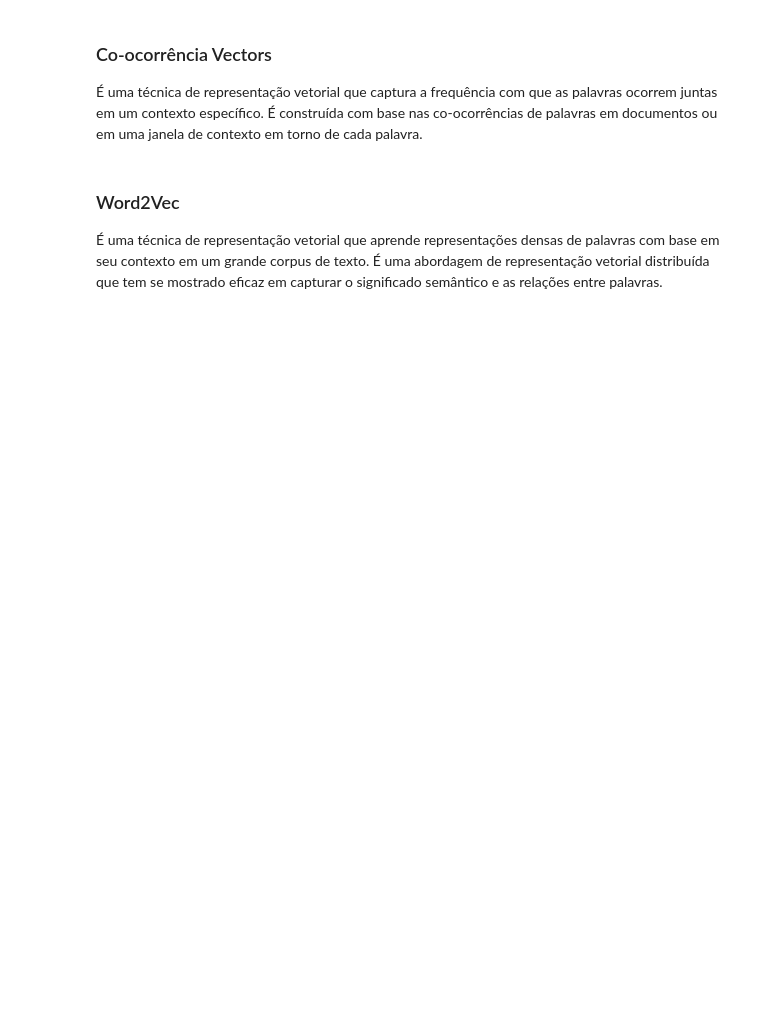
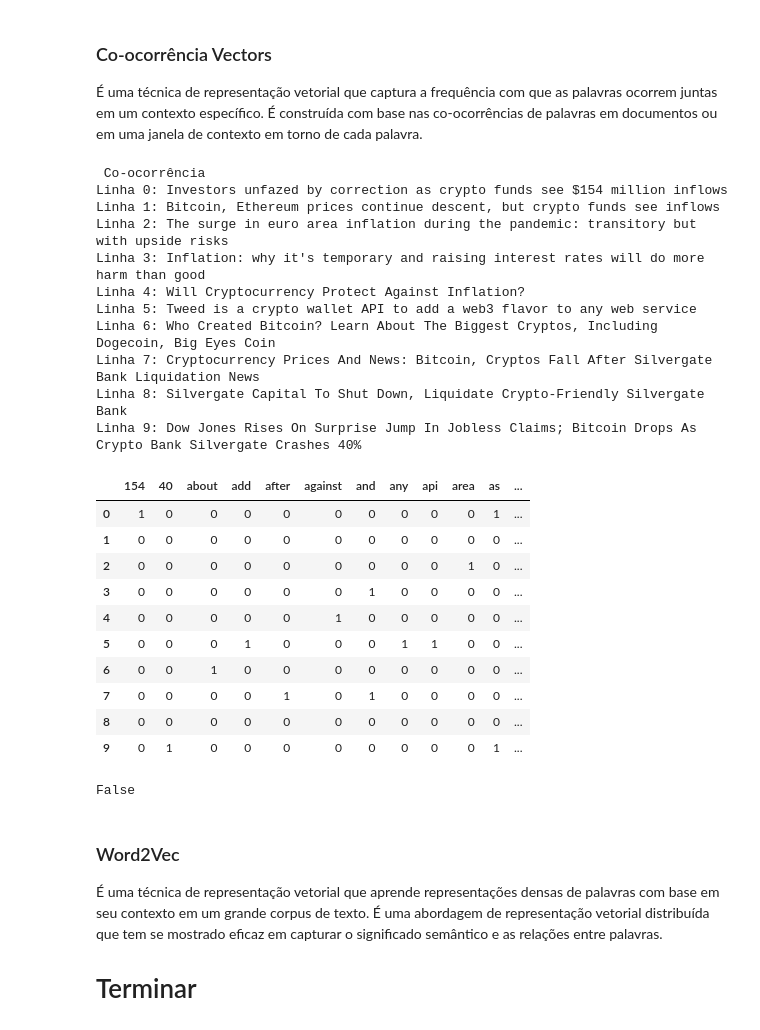
Before and after one commit to xnes/nlp, a Jupyter notebook: Aulas de NLP/NLP-HO01-SimilaridadeTextual.ipynb, the cells around one changed output. Saved outputs shown, nothing was run; the diff lists cells and outputs as text; code cells hidden in the pictures; blank space fills up the shorter version.

```diff
--- a/Aulas de NLP/NLP-HO01-SimilaridadeTextual.ipynb
+++ b/Aulas de NLP/NLP-HO01-SimilaridadeTextual.ipynb
@@ -302,6 +351,47 @@ Term Frequency-Inverse Document Frequency (TF-IDF) é uma técnica de representa
 # %% [markdown]
 ### Co-ocorrência Vectors
 É uma técnica de representação vetorial que captura a frequência com que as palavras ocorrem juntas em um contexto específico. É construída com base nas co-ocorrências de palavras em documentos ou em uma janela de contexto em torno de cada palavra.
+# %%
+vectorizer = CountVectorizer()
+
+# Aplicar o CountVectorizer aos documentos, igual ao Counting Vector
+matriz_coocorrencia = vectorizer.fit_transform(headlines)
+
+df_coocorrencia = pd.DataFrame(matriz_coocorrencia.toarray(), columns=vectorizer.get_feature_names_out())
+print_destaque("Co-ocorrência")
+pd.set_option('display.precision', 1) # configurando para não exibir casas decimais
+[print(f"Linha {i}: {texto}", end='') for i, texto in enumerate(headlines)]
+with pd.option_context('display.max_rows', None, 'display.max_columns', None):
+    display(df_coocorrencia)
+# %% [output]
+ Co-ocorrência
+Linha 0: Investors unfazed by correction as crypto funds see $154 million inflows
+Linha 1: Bitcoin, Ethereum prices continue descent, but crypto funds see inflows
+Linha 2: The surge in euro area inflation during the pandemic: transitory but with upside risks
+Linha 3: Inflation: why it's temporary and raising interest rates will do more harm than good
+Linha 4: Will Cryptocurrency Protect Against Inflation?
+Linha 5: Tweed is a crypto wallet API to add a web3 flavor to any web service
+Linha 6: Who Created Bitcoin? Learn About The Biggest Cryptos, Including Dogecoin, Big Eyes Coin
+Linha 7: Cryptocurrency Prices And News: Bitcoin, Cryptos Fall After Silvergate Bank Liquidation News
+Linha 8: Silvergate Capital To Shut Down, Liquidate Crypto-Friendly Silvergate Bank
+Linha 9: Dow Jones Rises On Surprise Jump In Jobless Claims; Bitcoin Drops As Crypto Bank Silvergate Crashes 40%
+|  | 154 | 40 | about | add | after | against | and | any | api | area | as | ... |
+| 0 | 1 | 0 | 0 | 0 | 0 | 0 | 0 | 0 | 0 | 0 | 1 | ... |
+| 1 | 0 | 0 | 0 | 0 | 0 | 0 | 0 | 0 | 0 | 0 | 0 | ... |
+| 2 | 0 | 0 | 0 | 0 | 0 | 0 | 0 | 0 | 0 | 1 | 0 | ... |
+| 3 | 0 | 0 | 0 | 0 | 0 | 0 | 1 | 0 | 0 | 0 | 0 | ... |
+| 4 | 0 | 0 | 0 | 0 | 0 | 1 | 0 | 0 | 0 | 0 | 0 | ... |
+| 5 | 0 | 0 | 0 | 1 | 0 | 0 | 0 | 1 | 1 | 0 | 0 | ... |
+| 6 | 0 | 0 | 1 | 0 | 0 | 0 | 0 | 0 | 0 | 0 | 0 | ... |
+| 7 | 0 | 0 | 0 | 0 | 1 | 0 | 1 | 0 | 0 | 0 | 0 | ... |
+| 8 | 0 | 0 | 0 | 0 | 0 | 0 | 0 | 0 | 0 | 0 | 0 | ... |
+| 9 | 0 | 1 | 0 | 0 | 0 | 0 | 0 | 0 | 0 | 0 | 1 | ... |
+# %%
+print(matriz_coocorrencia.toarray() == matriz_count.toarray())
+# %% [output]
+False
 # %% [markdown]
 ### Word2Vec
 É uma técnica de representação vetorial que aprende representações densas de palavras com base em seu contexto em um grande corpus de texto. É uma abordagem de representação vetorial distribuída que tem se mostrado eficaz em capturar o significado semântico e as relações entre palavras.
+
+# Terminar
```
Also changed, not shown: parts of 12 cells of this notebook.
